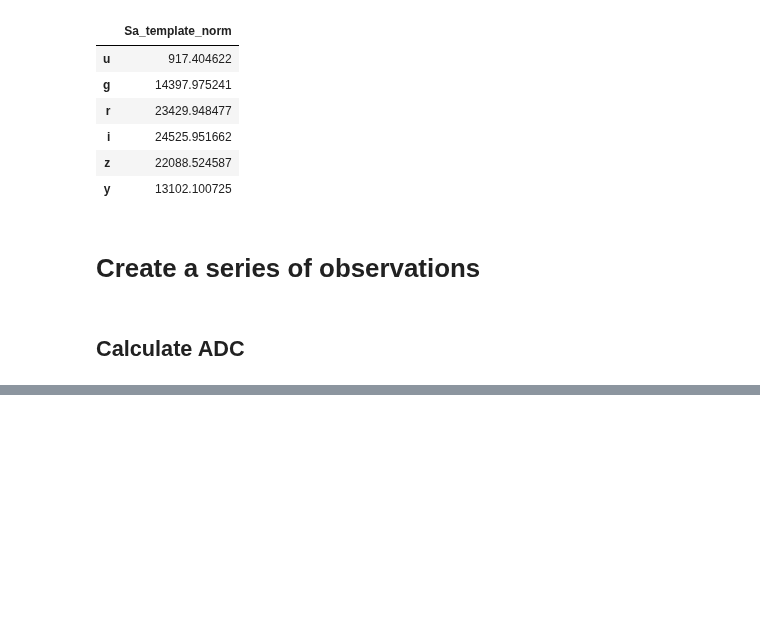
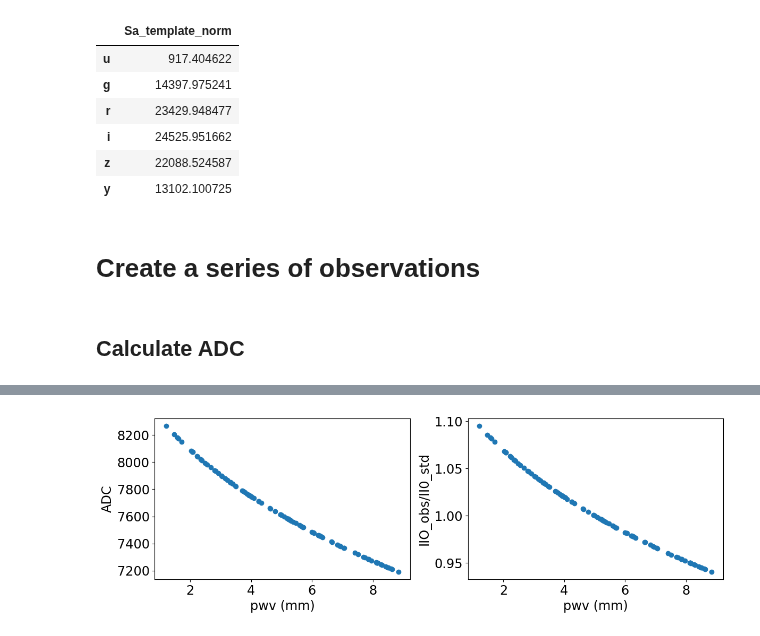
Before and after one commit to sylvielsstfr/RubinLSSTPhotometricCorrTuto, a Jupyter notebook: notebooks/02_PhotometricCorrections/02b_SEDshapeEstimation.ipynb, the cells around one changed output, grey strips where cells are left out. Saved outputs shown, nothing was run; the diff lists cells and outputs as text; code cells hidden in the pictures; blank space fills up the shorter version.

```diff
--- a/notebooks/02_PhotometricCorrections/02b_SEDshapeEstimation.ipynb
+++ b/notebooks/02_PhotometricCorrections/02b_SEDshapeEstimation.ipynb
@@ -376,0 +438,18 @@ Text(0, 0.5, '$m_i + 2.5log(II_0^{obs}/II_0^{std}$)')
+# %%
+all_adc = np.zeros(NOBS)
+selected_filter = "y"
+for idx,pwv in enumerate(all_pwv):
+    lsst_band = pc.coll_bandpass_total_nonstd[idx][selected_filter]
+    adcs_nonstd = seds[sed_name].calcADU(lsst_band,photoparams)
+    all_adc[idx] = adcs_nonstd
+# %%
+fig, axs = plt.subplots(1,2,figsize=(12,4))
+axs[0].scatter(all_pwv,all_adc)
+axs[0].set_xlabel("pwv (mm)")
+axs[0].set_ylabel("ADC")
+axs[1].scatter(all_pwv,all_ratioII0)
+axs[1].set_xlabel("pwv (mm)")
+axs[1].set_ylabel("IIO_obs/II0_std")
+plt.tight_layout()
+# %% [output]
+[figure, added]
```
Also changed, not shown: parts of 10 cells of this notebook.
